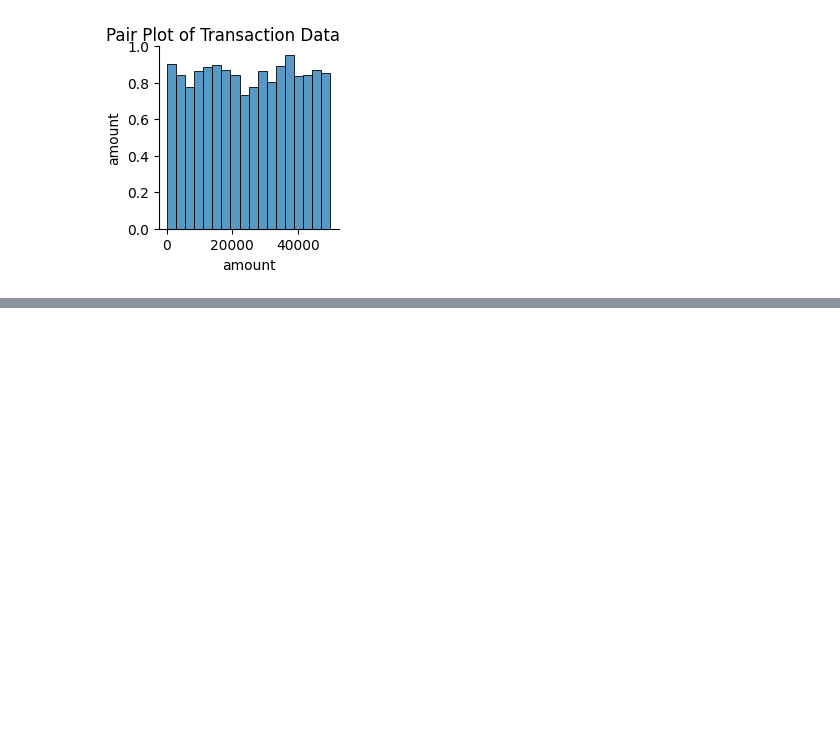
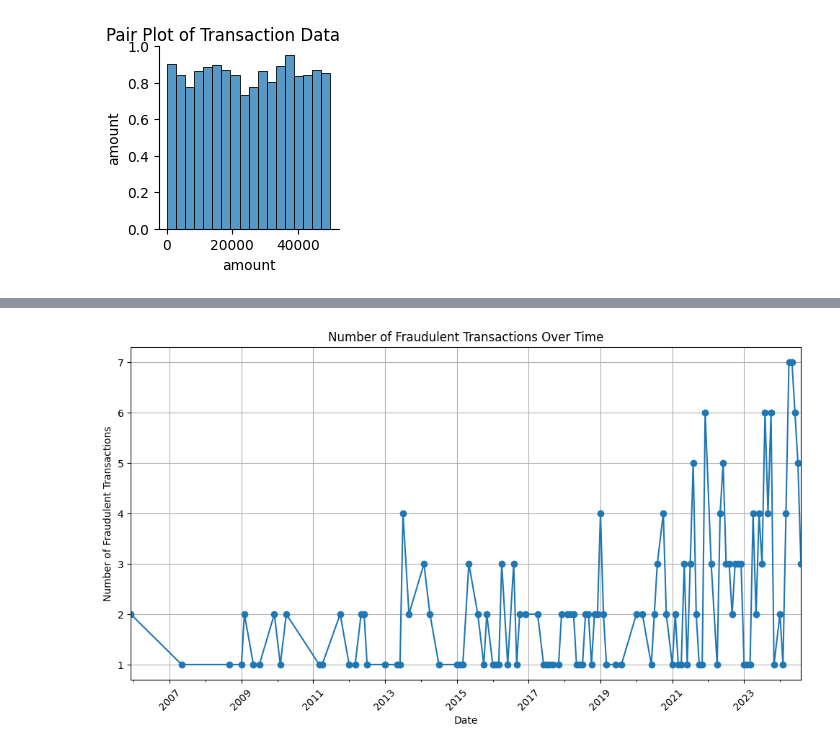
Before and after one commit to rajusau/Financial-Transaction-Analysis, a Jupyter notebook: Python_Visualization.ipynb, the cells around one changed output, grey strips where cells are left out. Saved outputs shown, nothing was run; the diff lists cells and outputs as text; code cells hidden in the pictures; blank space fills up the shorter version.

```diff
--- a/Python_Visualization.ipynb
+++ b/Python_Visualization.ipynb
@@ -85,0 +128,17 @@ plt.show()
+# %%
+# Assuming df_fraud_transactions is already loaded
+df_fraud_transactions['transaction_date'] = pd.to_datetime(df_fraud_transactions['transaction_date'])
+
+# Count fraudulent transactions by date
+fraud_by_date = df_fraud_transactions.groupby(df_fraud_transactions['transaction_date'].dt.to_period('M')).size()
+
+plt.figure(figsize=(12, 6))
+fraud_by_date.plot(kind='line', marker='o')
+plt.title('Number of Fraudulent Transactions Over Time')
+plt.xlabel('Date')
+plt.ylabel('Number of Fraudulent Transactions')
+plt.grid(True)
+plt.xticks(rotation=45)
+plt.show()
+# %% [output]
+[figure, added]
```
Also changed, not shown: parts of 8 cells of this notebook, 1 other file.
